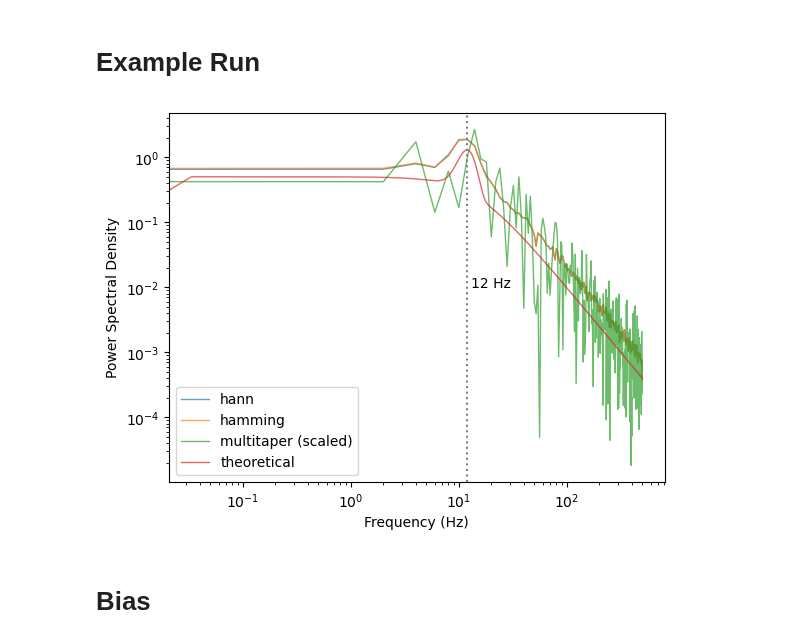
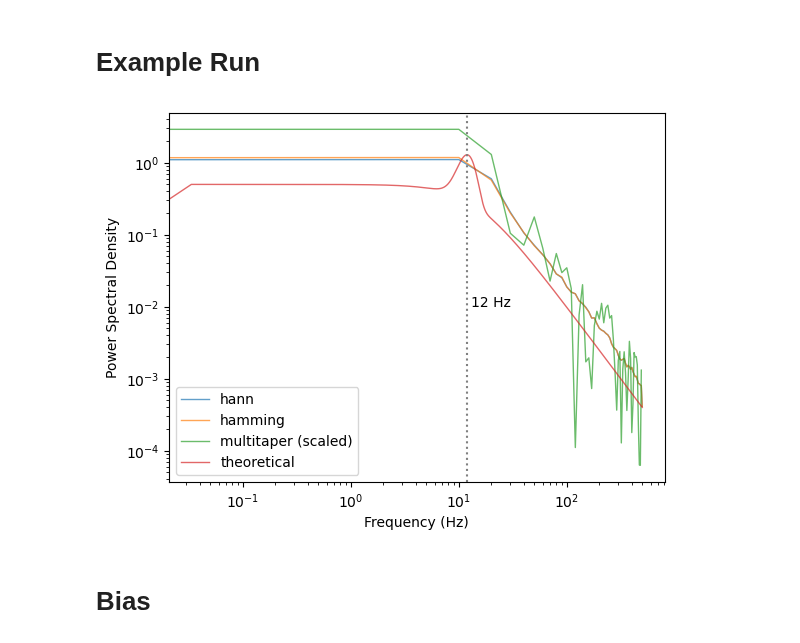
Before and after one commit to anika-kum/spectral-analysis-comparison, a Jupyter notebook: final_taper_comparison.ipynb, the cells around one changed output. Drawn from its saved outputs; the diff is of its cells as text; code cells hidden in the pictures.

```diff
--- a/final_taper_comparison.ipynb
+++ b/final_taper_comparison.ipynb
@@ -120,26 +120,26 @@ def multitaper(signal, window_length, fs=1000, TW=1, K=1): # only TW and Window
 # %% [markdown]
 # Example Run
 # %%
-window_length = 0.5 # change window length
+window_length = 0.1 # change window length
 
 freq_hann, psd_hann = single_taper_welch(data_td, window_length=window_length, taper_shape='hann')
 freq_hamming, psd_hamming = single_taper_welch(data_td, window_length=window_length, taper_shape='hamming')
-freq_mt, psd_mt = multitaper(data_td, window_length=window_length)
+freq_mt, psd_mt = multitaper(data_td, window_length=window_length, TW=2)
 
 plt.loglog(freq_hann, psd_hann, linewidth=1, alpha=0.7, label='hann')
 plt.loglog(freq_hamming, psd_hamming, linewidth=1, alpha=0.7, label='hamming')
 plt.loglog(freq_mt, psd_mt, linewidth=1, alpha=0.7, label='multitaper (scaled)')
 plt.plot(data_fd.frequencies, data_fd.combined_spectrum, linewidth=1, alpha=0.7, label='theoretical')
 
 plt.axvline(x=12, color='gray', linestyle=':', linewidth=1.5)
 plt.text(13, 0.01,'12 Hz')
 
 plt.xlabel('Frequency (Hz)')
 plt.ylabel('Power Spectral Density')
 plt.legend()
 plt.show()
 # %% [output]
-[figure, old version]
+[figure, new version]
 # %% [markdown]
 # Bias
 # %%
```
Also changed, not shown: parts of 5 cells of this notebook, 10 other files.
